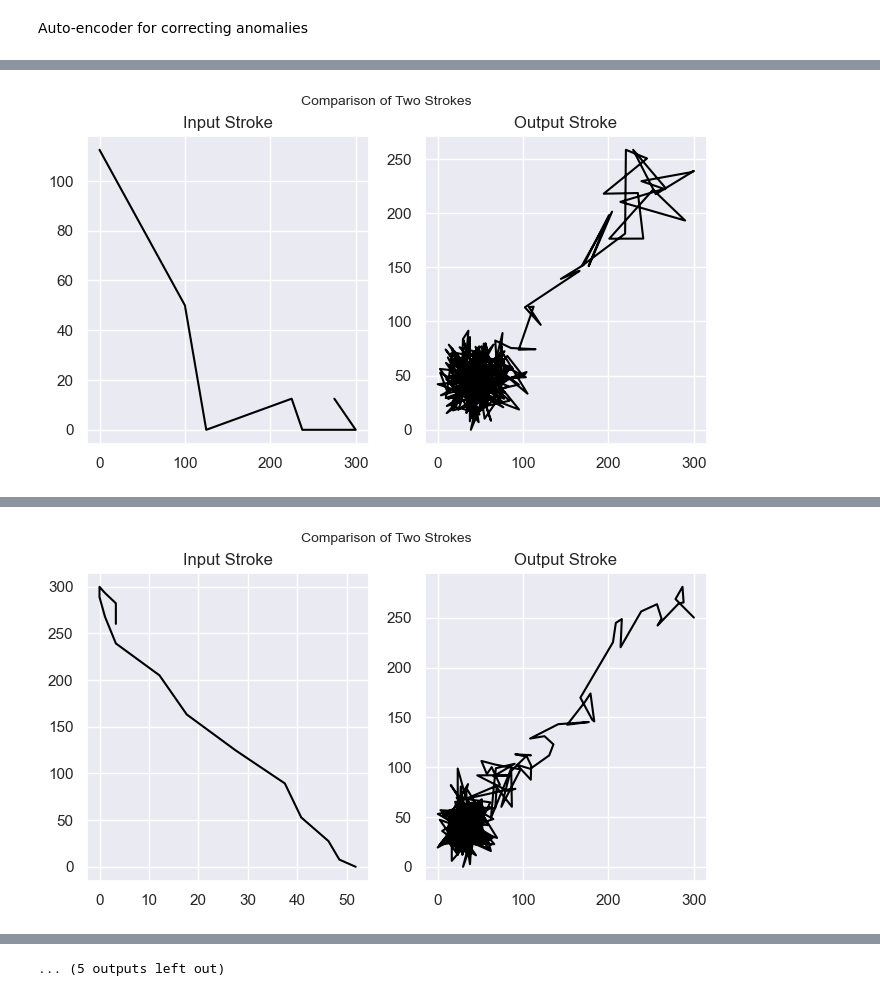
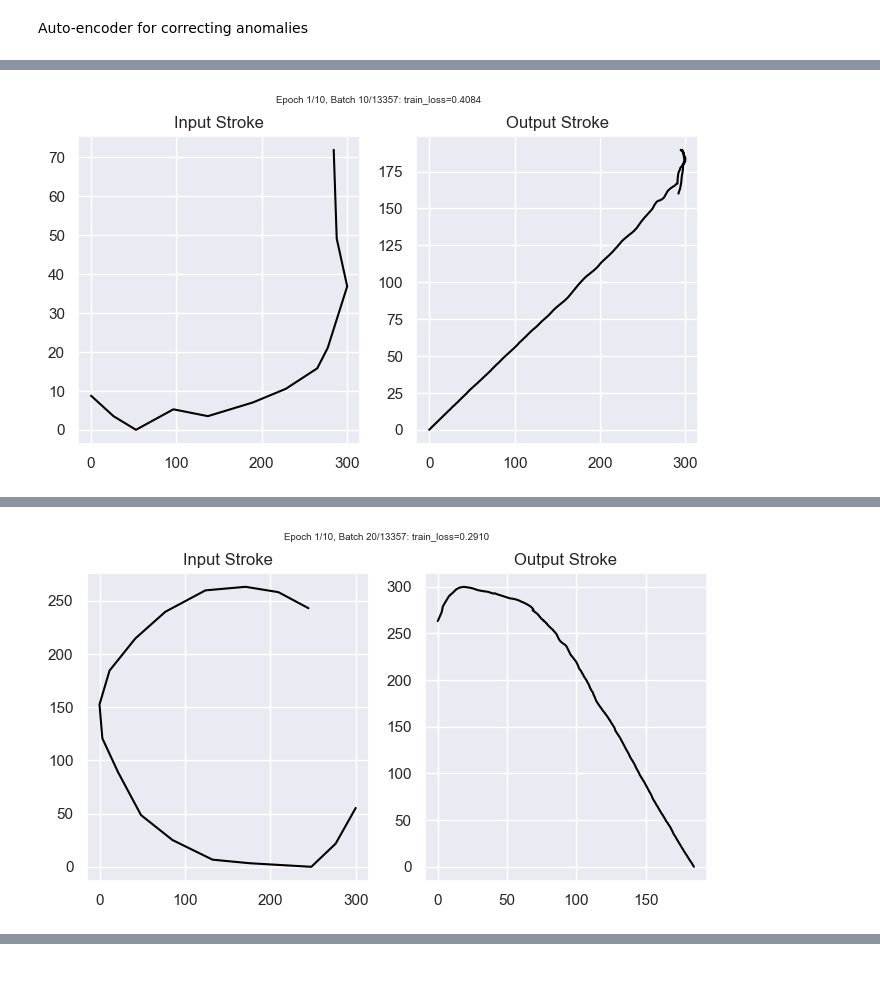
Before and after one commit to josegibson/stroke-denoiser, a Jupyter notebook: stroke_study.ipynb, the cells around one changed output, grey strips where cells are left out. Drawn from its saved outputs; the diff is of its cells as text; code cells hidden in the pictures.

Commit message:
displacement conversion completed... moving formward exploring new loss functions

```diff
--- a/stroke_study.ipynb
+++ b/stroke_study.ipynb
@@ -111,12 +133,16 @@ strokes = torch.from_numpy(strokes).float()
 
 MAX_STROKE_LEN = 300
 # %%
-def display_strokes(stroke1, stroke2):
+def display_strokes(stroke1, stroke2, title = "Comparison of Two Strokes"):
     fig, (ax1, ax2) = plt.subplots(ncols=2, figsize=(8, 4))
 
     def process_stroke(stroke):
         stroke = stroke.numpy()
         stroke = stroke[~(np.all(stroke == 0, axis=1))]
+
+        # convert displacement to absolute coordinates
+        stroke = np.cumsum(stroke, axis=0)
+
         x_min, y_min = np.min(stroke[:, :2], axis=0)
         x_max, y_max = np.max(stroke[:, :2], axis=0)
         scale_factor = 300 / max(x_max - x_min, y_max - y_min)
@@ -136,9 +162,9 @@ def display_strokes(stroke1, stroke2):
     ax2.set_title("Output Stroke")
 
     # Set plot title
-    fig.suptitle("Comparison of Two Strokes", fontsize=10)
+    fig.suptitle(title, fontsize=7)
 
     plt.show()
 
-display_strokes(strokes[723], strokes[724])
+display_strokes(strokes[723], strokes[723])
 # %% [output]
@@ -248,8 +274,8 @@ train_dataset, val_dataset = torch.utils.data.random_split(dataset, [train_size,
 disp_indices = list(range(700, 797))
 disp_dataset = torch.utils.data.Subset(dataset, disp_indices)
 
-train_loader = DataLoader(train_dataset, batch_size=16, shuffle=True)
-val_loader = DataLoader(val_dataset, batch_size=16, shuffle=False)
+train_loader = DataLoader(train_dataset, batch_size=32, shuffle=True)
+val_loader = DataLoader(val_dataset, batch_size=32, shuffle=False)
 
 criterion = StrokeLoss()
 optimizer = optim.Adam(model.parameters(), lr=0.01)
@@ -273,9 +299,6 @@ for epoch in range(num_epochs):
         optimizer.step()
         train_loss += loss.item()
 
-        # print time elapsed after evry batch in format
-        end = time.time()
-        print(f"Batch {i+1}/{len(train_loader)}: {end - start:.4f} seconds\t Loss: {loss.item():.4f}")
 
         print_every = 10
         if (i+1) % print_every == 0:
@@ -289,11 +312,12 @@ for epoch in range(num_epochs):
             # Generate the output sequence using the model
             output_seq = model(input_seq)
 
+            # print time elapsed after evry batch in format
+            end = time.time()
+            print(f"Batch {i+1}/{len(train_loader)}: {end - start:.4f} seconds\t Loss: {loss.item():.4f}")
+
             # Display the input and output strokes for the first sequence in the batch
-            display_strokes(input_seq[0], output_seq[0].detach())
-
-
-            print(f"Epoch {epoch+1}/{num_epochs}, Batch {i+1}/{len(train_loader)}: train_loss={train_loss/print_every:.4f}")
+            display_strokes(input_seq[0], output_seq[0].detach(), title=f"Epoch {epoch+1}/{num_epochs}, Batch {i+1}/{len(train_loader)}: train_loss={train_loss/print_every:.4f}")
             train_loss = 0.0
 
     # Validation loop
@@ -321 +336 @@ Batch 10/13357: 0.8760 seconds   Loss: 0.9363
-[figure, old version]
+[figure, new version]
@@ -333 +338 @@ Batch 20/13357: 0.8662 seconds   Loss: 0.8140
-[figure, old version]
+[figure, new version]
@@ -382 +343,0 @@ Batch 60/13357: 0.9433 seconds   Loss: 0.7701
-... (5 outputs left out)
```
Also changed, not shown: parts of 5 cells of this notebook.
